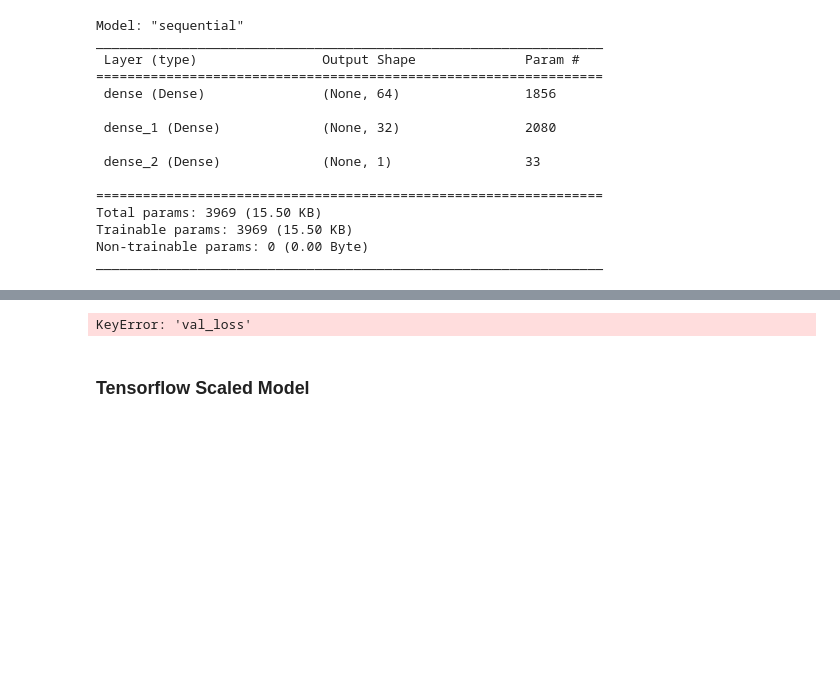
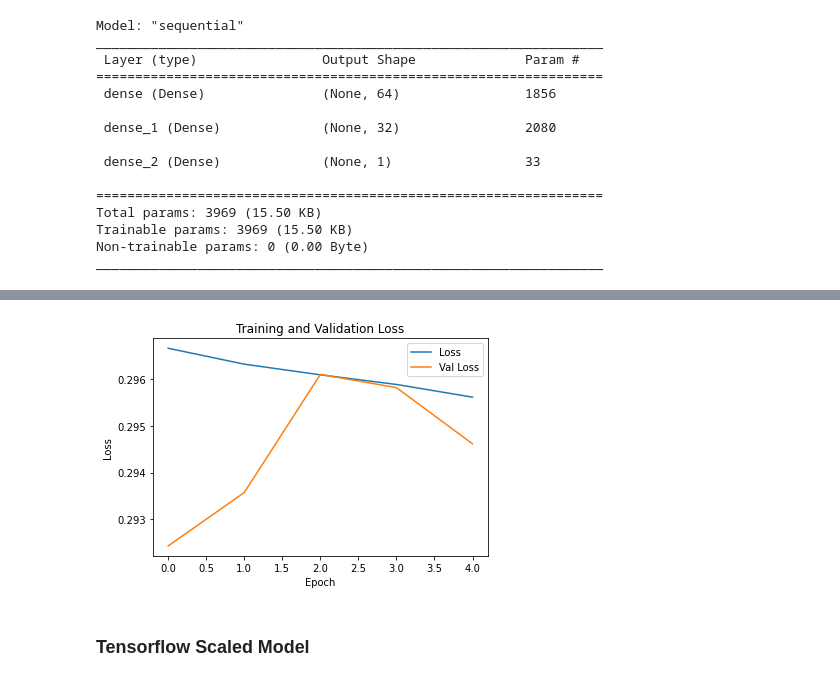
Before and after one commit to ReuvenDerner/MSDS_QuantifyingTheWorld, a Jupyter notebook: Case Study Six.ipynb, the cells around one changed output, grey strips where cells are left out. Saved outputs shown, nothing was run; the diff lists cells and outputs as text; code cells hidden in the pictures; blank space fills up the shorter version.

```diff
--- a/Case Study Six.ipynb
+++ b/Case Study Six.ipynb
@@ -247,12 +239,14 @@ plt.show()
-# %%
-# Plot Train Test loss
-plt.plot(np.linspace(1,10,10),model.history.history['val_loss'],label='test')
-plt.plot(np.linspace(1,10,10),model.history.history['loss'], label='train')
-plt.xlabel('epoch')
-plt.ylabel('loss')
-plt.legend()
-# %% [output]
-KeyError: 'val_loss'
+# %%
+# Plot Loss (i'm not sure I did this one right)
+plt.plot(range(0, 5), loss, label='Loss')
+plt.plot(range(0, 5), val_loss, label='Val Loss')
+plt.xlabel('Epoch')
+plt.ylabel('Loss')
+plt.legend()
+plt.title('Training and Validation Loss')
+plt.show()
+# %% [output]
+[figure, added]
 # %% [markdown]
 ### Tensorflow Scaled Model
 # %% [markdown]
```
Also changed, not shown: parts of 5 cells of this notebook.
